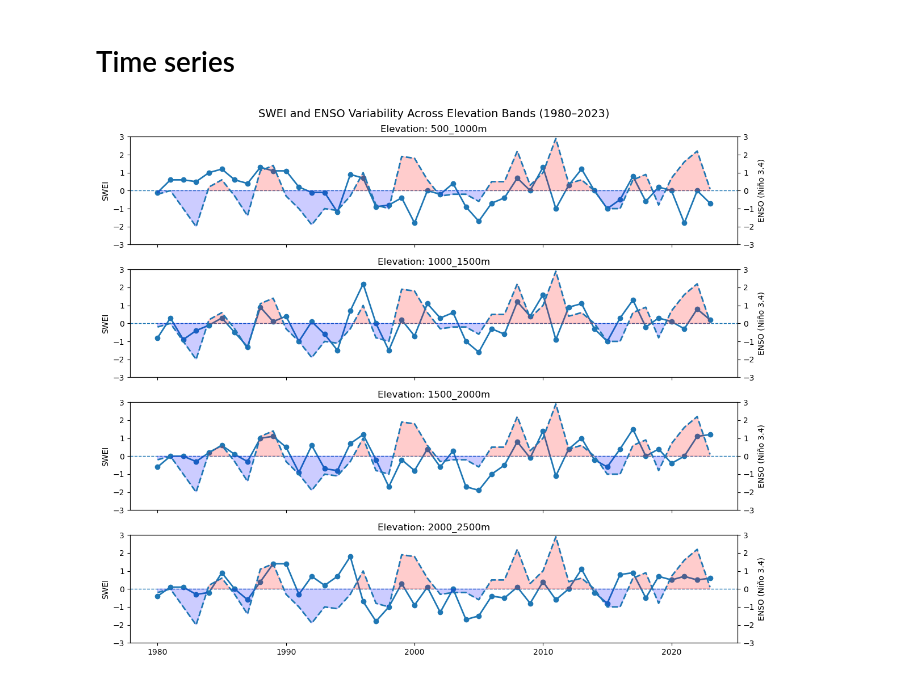
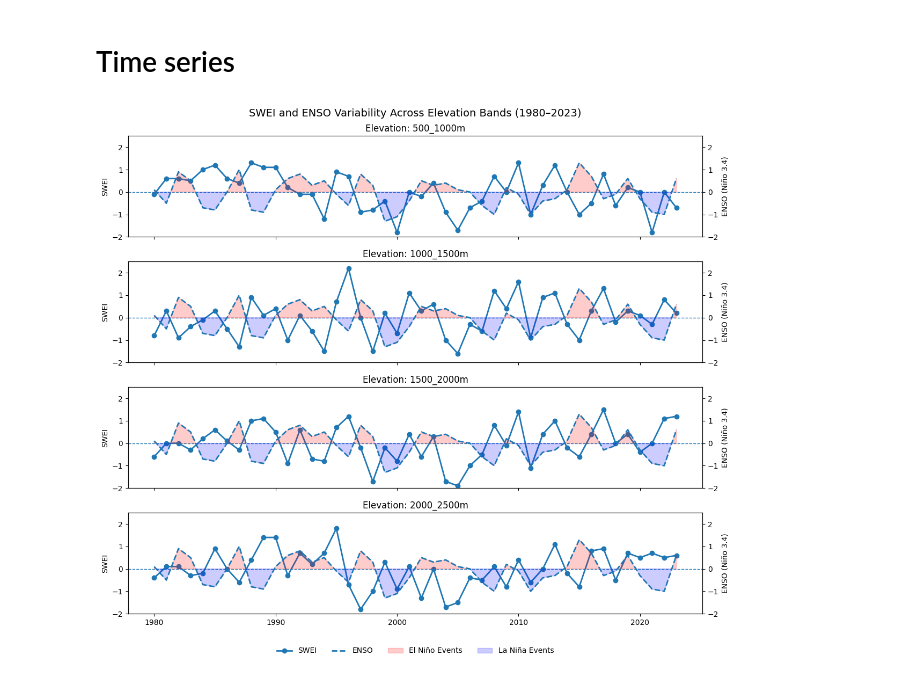
Before and after one commit to Nadiesenali/ENSO_effects_SD, a Jupyter notebook: notebooks/1_ENSO_SWEI_relationship.ipynb, the cells around one changed output. Saved outputs shown, nothing was run; the diff lists cells and outputs as text; code cells hidden in the pictures.

```diff
--- a/notebooks/1_ENSO_SWEI_relationship.ipynb
+++ b/notebooks/1_ENSO_SWEI_relationship.ipynb
@@ -15,7 +22,7 @@ sys.path.append(str(project_root))
 config = {
     'SWEI_8mo_input_data': project_root / 'data' / 'input_data' / 'bow_casr_swei_8mo.csv',
     'SWEI_1mo_input_data': project_root / 'data' / 'input_data' / 'bow_casr_swei_1mo.csv',
-    'ENSO_input_data': project_root / 'data' / 'input_data' / 'teleconnection_indices.csv',
+    'ENSO_input_data': project_root / 'data' / 'input_data' / 'nina34.anom.csv',
     'output_dir': project_root / 'data' / 'output_data',
     'plots_dir': project_root / 'data' / 'output_plots',
 }
@@ -103,0 +147,19 @@ display(enso_data_yearly.head())
+# %%
+# plot yearly average of ENSO data
+enso_yearly = enso_data_yearly.copy()
+enso_yearly['date'] = pd.to_datetime(dict(year=enso_yearly['Year'], month=1, day=1))
+fig, ax = plt.subplots(figsize=(12, 4))
+ax.plot(enso_yearly['date'], enso_yearly['ENSO'], color='tab:blue', lw=1.5)
+ax.scatter(enso_yearly['date'], enso_yearly['ENSO'], s=30, color='tab:blue', alpha=0.6)
+ax.axhline(0, color='k', lw=0.8, linestyle='--')
+ax.axhline(0.5, color='red', lw=0.8, linestyle='--', alpha=0.6)
+ax.axhline(-0.5, color='blue', lw=0.8, linestyle='--', alpha=0.6)
+ax.set_xlabel('Date')
+ax.set_ylabel('ENSO (Niño 3.4)')
+ax.set_title('Yearly Average ENSO Index')
+ax.grid(alpha=0.3)
+ax.xaxis.set_major_locator(mdates.YearLocator(2))
+ax.xaxis.set_major_formatter(mdates.DateFormatter('%Y'))
+fig.autofmt_xdate()
+plt.tight_layout()
+plt.show()
@@ -145,40 +209,43 @@ for i, elev in enumerate(elevations):
             marker='o', linewidth=2)
     ax.set_ylabel('SWEI')
     ax.axhline(0, linestyle='--', linewidth=1)
-    ax.set_ylim(-3, 3)
+    ax.set_ylim(-2, 2.5)
 
     # secondary axis for ENSO
     ax2 = ax.twinx()
     ax2.plot(subset['Seasonal_Year'], subset['ENSO'],
              linestyle='--', linewidth=2)
     ax2.set_ylabel('ENSO (Niño 3.4)')
-    ax2.set_ylim(-3, 3)
+    ax2.set_ylim(-2, 2.5)
 
     # title per panel
     ax.set_title(f'Elevation: {elev}')
 
     # optional: highlight El Niño (>0.5) and La Niña (<-0.5)
     ax2.fill_between(subset['Seasonal_Year'],
                                  subset['ENSO'], 0,
                                  where=subset['ENSO'] >0,
                                  color='red',
                                  alpha=0.2,
                                  interpolate=True)
 
     ax2.fill_between(subset['Seasonal_Year'],
                      subset['ENSO'], 0,
                      where=subset['ENSO'] <0,
                      color='blue',
                      alpha=0.2,
                      interpolate=True)
 
 # shared x-label
 plt.xlabel('Year')
 
 # main title
 plt.suptitle('SWEI and ENSO Variability Across Elevation Bands (1980–2023)', fontsize=14)
-
+handles = [ax.lines[0], ax2.lines[0], ax2.collections[0], ax2.collections[1]]
+labels = ['SWEI', 'ENSO', 'El Niño Events', 'La Niña Events']
+fig.legend(handles, labels, loc='lower center', ncol=4, frameon=False, bbox_to_anchor=(0.5, -0.05))
 plt.tight_layout()
+plt.savefig(config['plots_dir'] / 'SWEI_seasonal_time_series_by_elevation_ENSO.png', dpi=1000, bbox_inches='tight')
 plt.show()
 # %% [output]
-[figure, old version]
+[figure, new version]
```
Also changed, not shown: parts of 25 cells of this notebook, 16 other files.
